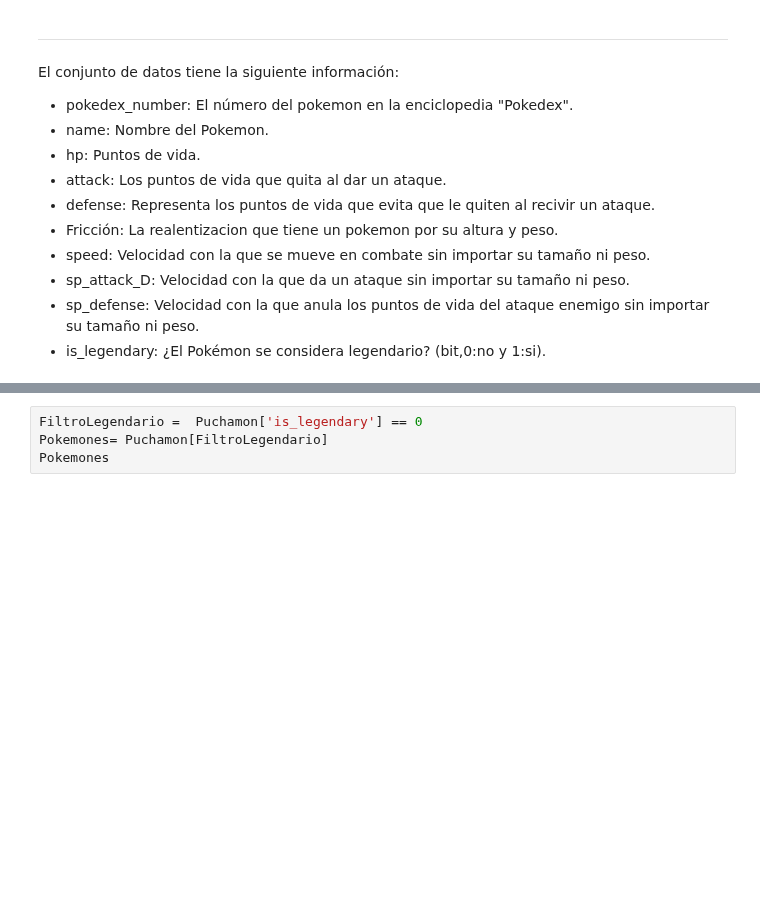
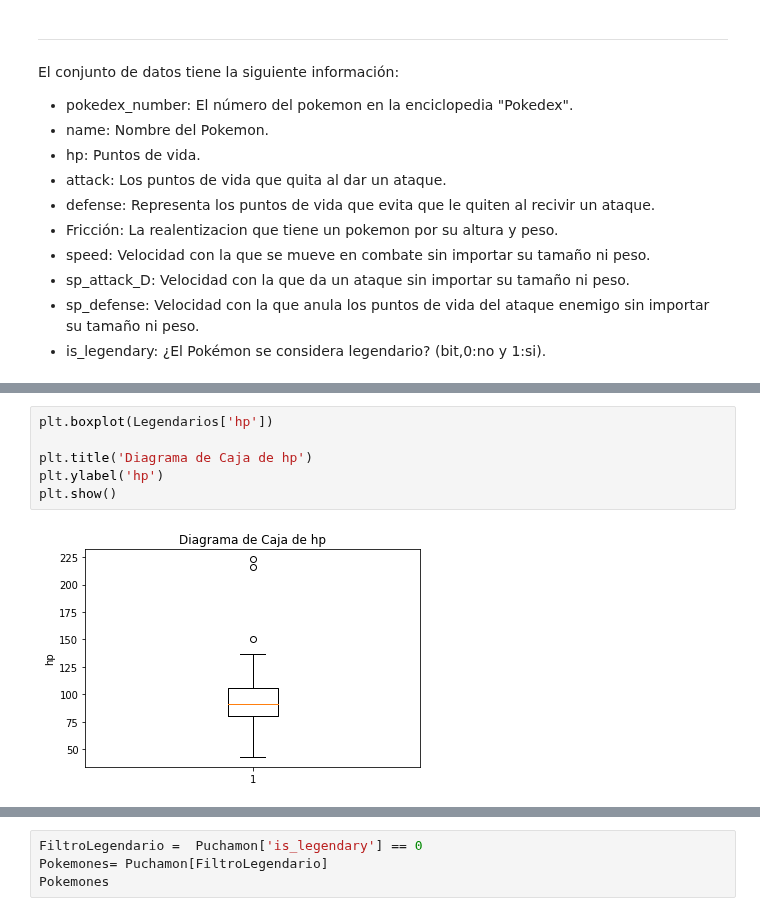
Before and after one commit to Calm-leon/proyecto-an-lisis-de-datos, a Jupyter notebook: Pokemon.ipynb, the cells around one changed output, grey strips where cells are left out. Saved outputs shown, nothing was run; the diff lists cells and outputs as text; blank space fills up the shorter version.

```diff
--- a/Pokemon.ipynb
+++ b/Pokemon.ipynb
@@ -223,0 +246,8 @@ El conjunto de datos tiene la siguiente información:
+# %%
+plt.boxplot(Legendarios['hp'])
+
+plt.title('Diagrama de Caja de hp')
+plt.ylabel('hp')
+plt.show()
+# %% [output]
+[figure, added]
```
Also changed, not shown: parts of 33 cells of this notebook.
